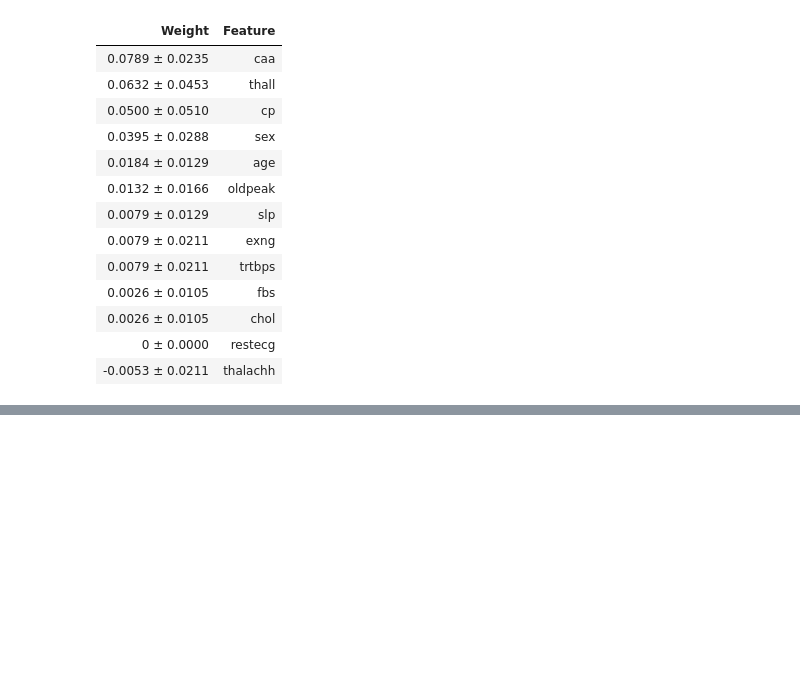
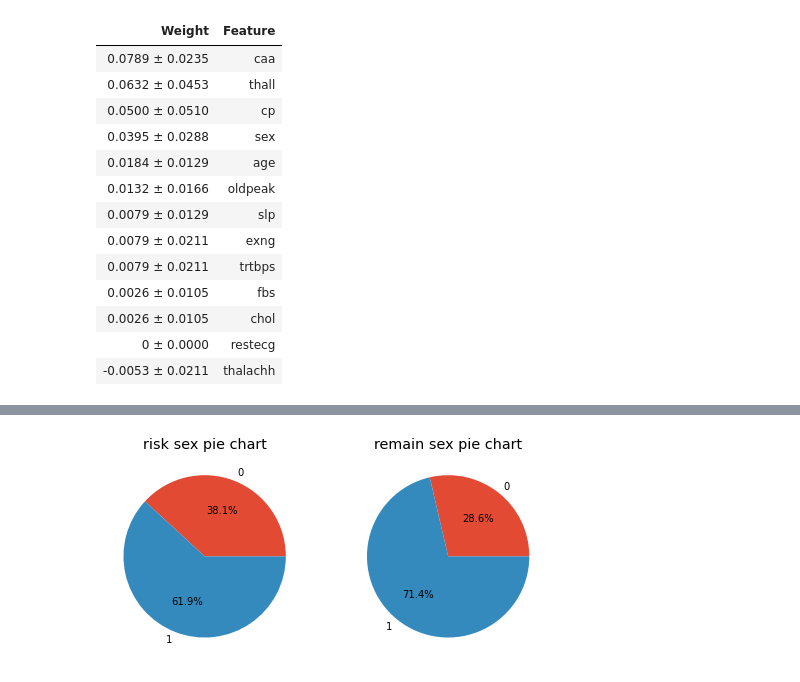
Before and after one commit to tfc1524/Heart, a Jupyter notebook: Heart Attack Project.ipynb, the cells around one changed output, grey strips where cells are left out. Drawn from its saved outputs; the diff is of its cells as text; code cells hidden in the pictures; blank space fills up the shorter version.

```diff
--- a/Heart Attack Project.ipynb
+++ b/Heart Attack Project.ipynb
@@ -279,0 +423,13 @@ precision_score: 0.8125
+# %%
+plt.style.use('ggplot')
+plt.figure(figsize=(8,16))
+plt.subplot(1, 2, 1)
+plt.title('risk sex pie chart')
+plt.pie(df_risk.groupby('sex').size(), labels=['0', '1'], autopct='%1.1f%%')
+
+plt.subplot(1, 2, 2)
+plt.title('remain sex pie chart')
+plt.pie(df_remain.groupby('sex').size(), labels=['0', '1'], autopct='%1.1f%%')
+plt.show()
+# %% [output]
+[figure, added]
```
Also changed, not shown: parts of 19 cells of this notebook.
